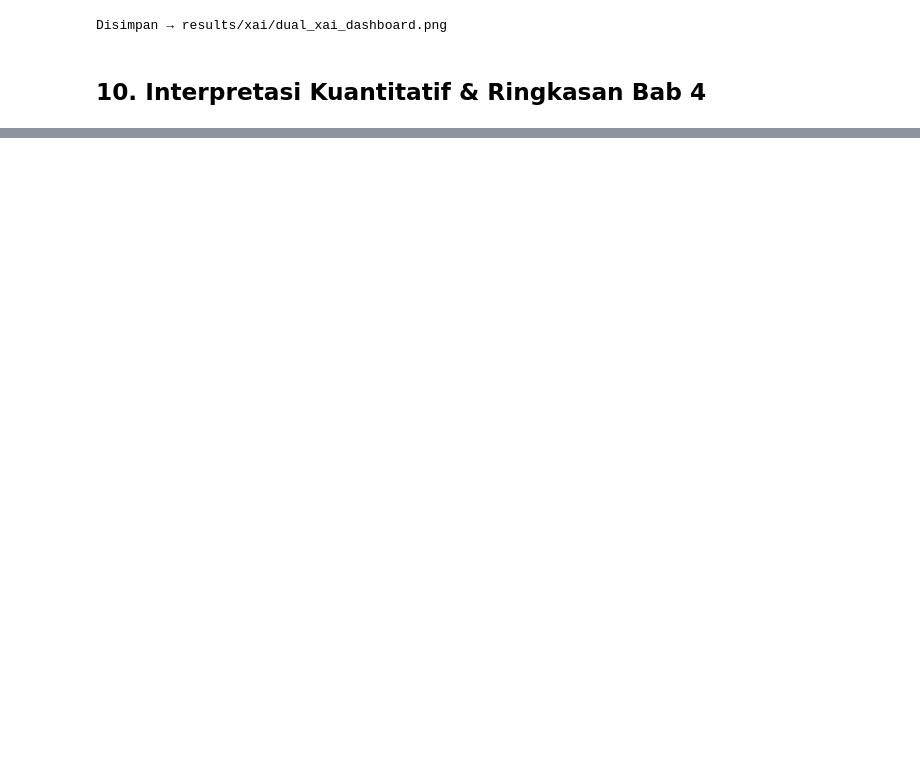
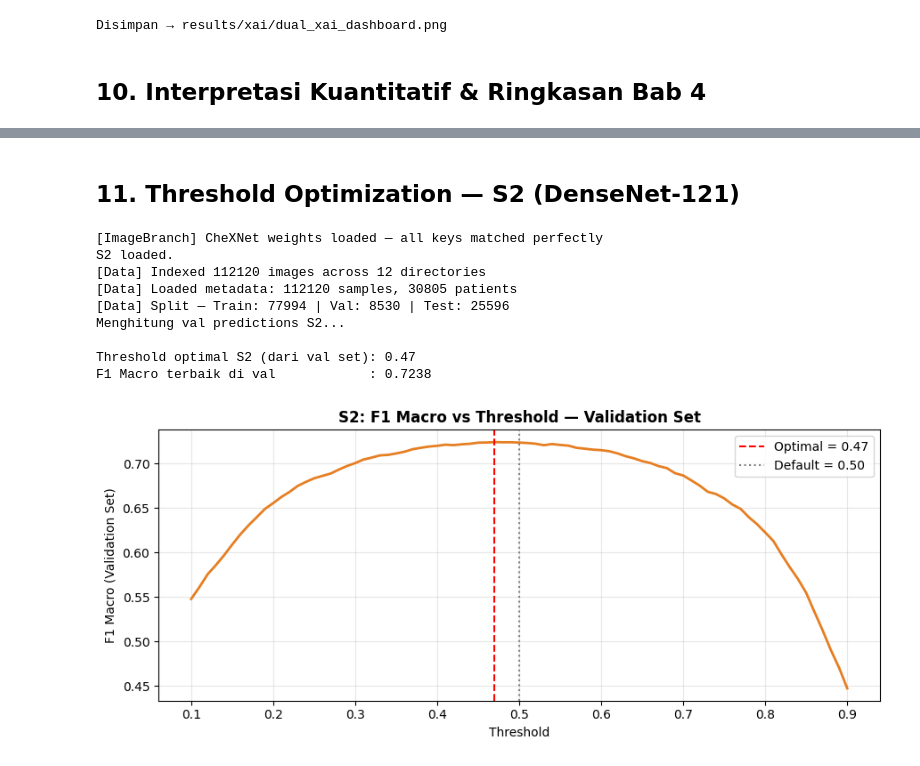
Before and after one commit to Hazjel/multimodal-fusion-thoracic-disease, a Jupyter notebook: notebooks/06_shap_gradcam.ipynb, the cells around one changed output, grey strips where cells are left out. Cells and saved outputs as stored; diff of their text form; code cells hidden in the pictures; blank space fills up the shorter version.

```diff
--- a/notebooks/06_shap_gradcam.ipynb
+++ b/notebooks/06_shap_gradcam.ipynb
@@ -522,0 +601,51 @@ RINGKASAN KONTRIBUSI DUA MODALITAS
+# %% [markdown]
+## 11. Threshold Optimization — S2 (DenseNet-121)
+# %%
+# Load model S2
+model_s2 = ImageCNN(num_classes=1).to(DEVICE)
+model_s2.load_state_dict(torch.load(
+    CKPT_DIR / "model_s2_cnn_image.pt", map_location=DEVICE, weights_only=False
+))
+model_s2.eval()
+print("S2 loaded.")
+
+# Reload dataloaders (val set dibutuhkan)
+train_loader, val_loader, test_loader, scaler, _ = create_dataloaders(
+    batch_size=cfg.train.batch_size
+)
+
+# Dapatkan val predictions S2
+print("Menghitung val predictions S2...")
+val_probs_s2, val_labels_s2 = get_val_probs_binary(model_s2, val_loader, DEVICE)
+
+# Cari threshold optimal di val set
+best_t_s2, best_score_s2, threshs, scores_s2 = find_optimal_threshold(
+    val_probs_s2, val_labels_s2, metric="f1_macro"
+)
+print(f"\nThreshold optimal S2 (dari val set): {best_t_s2:.2f}")
+print(f"F1 Macro terbaik di val            : {best_score_s2:.4f}")
+
+# Plot threshold vs F1 Macro
+plt.figure(figsize=(9, 4))
+plt.plot(threshs, scores_s2, color="#e67e22", linewidth=2)
+plt.axvline(best_t_s2, color="red", linestyle="--", label=f"Optimal = {best_t_s2:.2f}")
+plt.axvline(0.5, color="gray", linestyle=":", label="Default = 0.50")
+plt.xlabel("Threshold")
+plt.ylabel("F1 Macro (Validation Set)")
+plt.title("S2: F1 Macro vs Threshold — Validation Set", fontweight="bold")
+plt.legend()
+plt.grid(alpha=0.3)
+plt.tight_layout()
+plt.savefig(XAI_DIR / "s2_threshold_curve.png", dpi=150, bbox_inches="tight")
+plt.show()
+# %% [output]
+[ImageBranch] CheXNet weights loaded — all keys matched perfectly
+S2 loaded.
+[Data] Indexed 112120 images across 12 directories
+[Data] Loaded metadata: 112120 samples, 30805 patients
+[Data] Split — Train: 77994 | Val: 8530 | Test: 25596
+Menghitung val predictions S2...
+
+Threshold optimal S2 (dari val set): 0.47
+F1 Macro terbaik di val            : 0.7238
+[figure, added]
```
Also changed, not shown: parts of 19 cells of this notebook, 40 other files.
